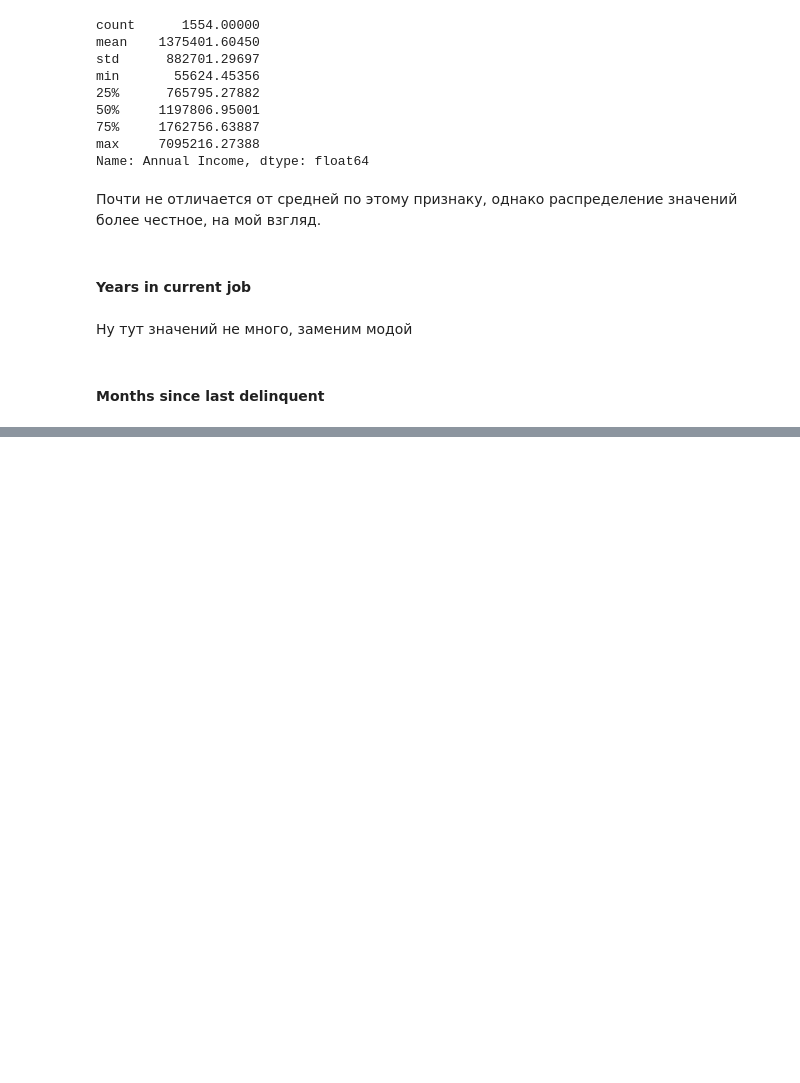
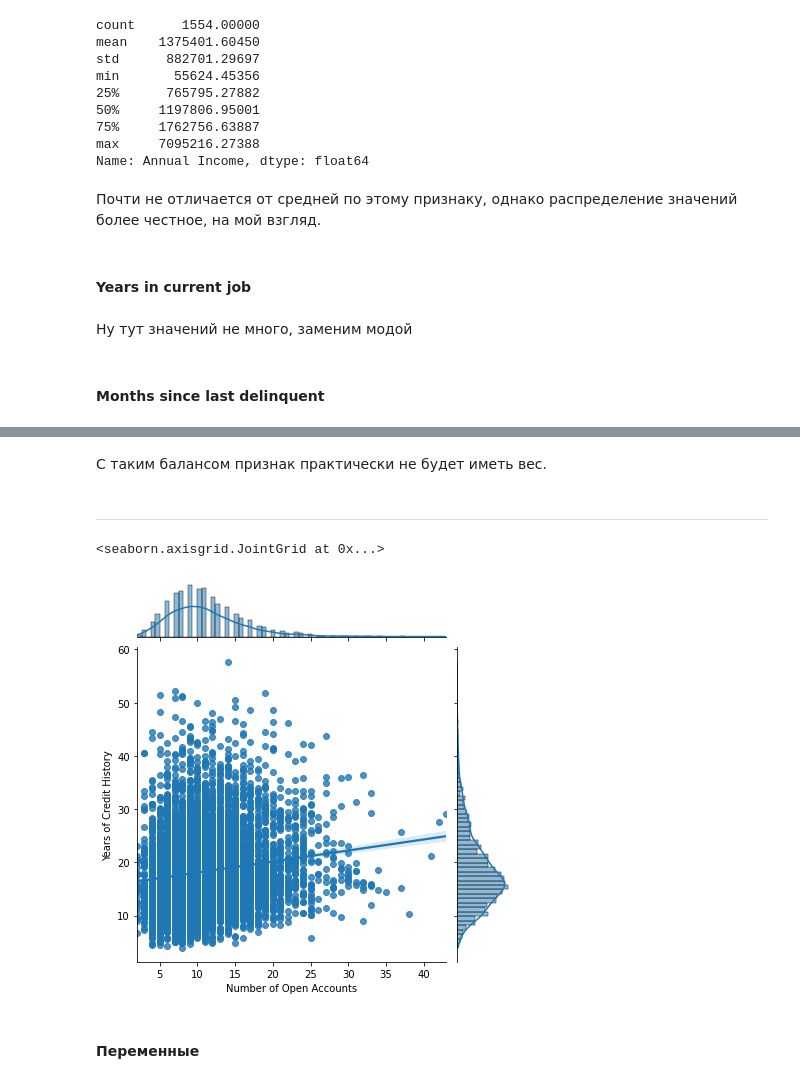
Before and after one commit to IvanKurkov/DS_Libs, a Jupyter notebook: CW_2/IKurkov_solution.ipynb, the cells around one changed output, grey strips where cells are left out. Saved outputs shown, nothing was run; the diff lists cells and outputs as text; code cells hidden in the pictures; blank space fills up the shorter version.

```diff
--- a/CW_2/IKurkov_solution.ipynb
+++ b/CW_2/IKurkov_solution.ipynb
@@ -351,0 +506,2 @@ df_train.loc[df_train['Years in current job'].isnull(), 'Years in current job']
+# %%
+df_train.replace({'Purpose': purpose_stat}, inplace=True)
@@ -351,0 +518,2 @@ df_train.loc[df_train['Years in current job'].isnull(), 'Years in current job']
+# %%
+df_train['Term'] = (df_train['Term'] == 'Short Term').astype(int)
@@ -351,0 +544,3 @@ df_train.loc[df_train['Years in current job'].isnull(), 'Years in current job']
+# %%
+df_train["Big_balance"] = 0
+df_train.loc[df_train['Current Credit Balance'] > df_train['Current Loan Amount'], "Big_balance"] = 1
@@ -351,0 +569,14 @@ df_train.loc[df_train['Years in current job'].isnull(), 'Years in current job']
+# %% [markdown]
+С таким балансом признак практически не будет иметь вес.
+# %% [markdown]
+***
+# %%
+x = df_train['Number of Open Accounts']
+y = df_train['Years of Credit History']
+# %%
+sns.jointplot(x,y, kind='reg')
+# %% [output]
+<seaborn.axisgrid.JointGrid at 0x...>
+[figure, added]
+# %% [markdown]
+#### Переменные
```
Also changed, not shown: parts of 52 cells of this notebook.
